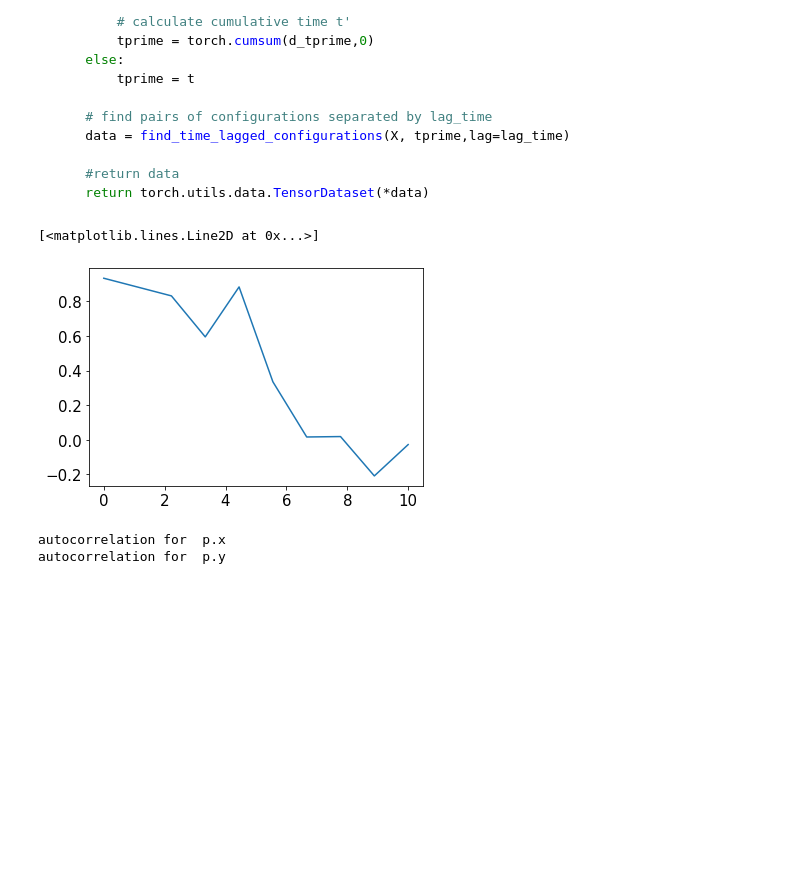
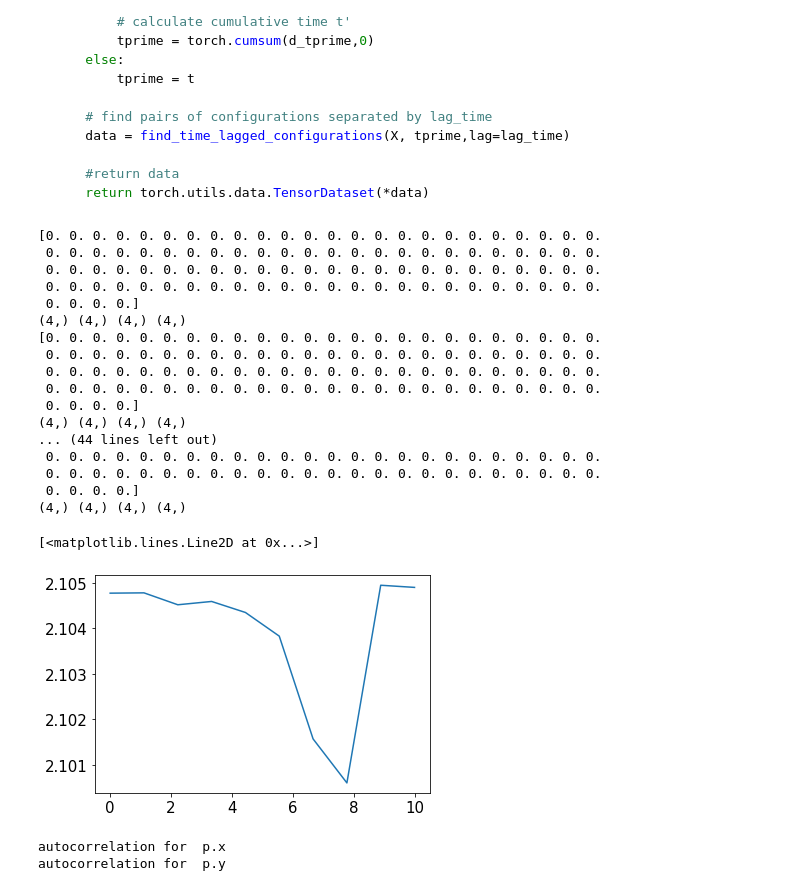
Before and after one commit to nicolopedrani/Hyper-TICA, a Jupyter notebook: Toy_Model/Bias.ipynb, the cells around one changed output. Drawn from its saved outputs; the diff is of its cells as text; code cells hidden in the pictures; blank space fills up the shorter version.

```diff
--- a/Toy_Model/Bias.ipynb
+++ b/Toy_Model/Bias.ipynb
@@ -373,42 +373,58 @@ def create_time_lagged_dataset(X, t = None, lag_time = 10, logweights = None):
 # %%
 #-- My Autocorrelation --#
 def my_autocorrelation(x,lag,weight=None,time=None):
-    #print(time)
-    autocorr = np.empty(0)
+
     N = len(x)
     if weight is None:
         weight = np.ones(N)
+    if time is None:
+        time = np.arange(0,N)
+
     Nw = np.sum(weight)
     mean = np.average(x,weights=weight)
     variance = np.cov(x,aweights=weight)
 
-    #data = create_time_lagged_dataset(x, t = time, lag_time = k, logweights = np.log(weight))
-    #x_t,x_lag,w_t,w_lag = np.array(data[0]),np.array(data[1]),np.array(data[2]),np.array(data[3])
-    #print(x_t.shape,x_lag.shape, w_t.shape,w_lag.shape)
-    #Nw = np.sum(w_lag)
-    #autocorr = np.sum( np.multiply( np.multiply( (x_t-mean), (x_lag-mean) ), w_lag ) ) / (Nw*variance)
+    data = create_time_lagged_dataset(x, t = time, lag_time = lag, logweights = np.log(weight))
+    x_t,x_lag,w_t,w_lag = np.array(data[0]),np.array(data[1]),np.array(data[2]),np.array(data[3])
+    print(x_t.shape,x_lag.shape, w_t.shape,w_lag.shape)
+    autocorr = np.sum( np.multiply( np.multiply( (x_t-mean), (x_lag-mean) ), w_lag ) ) / (Nw*variance)
 
-    autocorr =  np.sum( np.multiply( np.multiply( (x[:(N-lag)]-mean), (x[::lag]-mean) ), weight ) ) / (Nw*variance)
-    #sum = 0
-    #for i in range(N-lag):
-    #    sum += (x[i]-mean)*(x[i+lag]-mean) * weight[i]
-    #autocorr = np.append(autocorr,sum/(Nw*variance))
+    #autocorr =  np.sum( np.multiply( np.multiply( (x[:(N-lag)]-mean), (x[lag:]-mean) ), weight[:(N-lag)] ) ) / (Nw*variance)
 
     return autocorr
 # %%
 last = 100
 x = np.transpose(load_dataframe(folder+"COLVAR").filter(regex="^p.x").to_numpy()[:last])[0]
 time = np.transpose(load_dataframe(folder+"COLVAR").filter(regex="^time").to_numpy()[:last])[0]
 weight= np.exp(np.transpose( load_dataframe(folder+"COLVAR").filter(regex="^opes.bias$").to_numpy()[:last] )[0]/sim_parameters["temp"])
 autocorr = np.empty(0)
+time = None
+weight = None
 for k in range(10):
     res = my_autocorrelation(x,k,weight=weight,time=time)
     autocorr = np.append(autocorr,res)
 
 plt.plot(np.linspace(0,10,10),autocorr)
 # %% [output]
-[<matplotlib.lines.Line2D at 0x...>]
+[0. 0. 0. 0. 0. 0. 0. 0. 0. 0. 0. 0. 0. 0. 0. 0. 0. 0. 0. 0. 0. 0. 0. 0.
+ 0. 0. 0. 0. 0. 0. 0. 0. 0. 0. 0. 0. 0. 0. 0. 0. 0. 0. 0. 0. 0. 0. 0. 0.
+ 0. 0. 0. 0. 0. 0. 0. 0. 0. 0. 0. 0. 0. 0. 0. 0. 0. 0. 0. 0. 0. 0. 0. 0.
+ 0. 0. 0. 0. 0. 0. 0. 0. 0. 0. 0. 0. 0. 0. 0. 0. 0. 0. 0. 0. 0. 0. 0. 0.
+ 0. 0. 0. 0.]
+(4,) (4,) (4,) (4,)
+[0. 0. 0. 0. 0. 0. 0. 0. 0. 0. 0. 0. 0. 0. 0. 0. 0. 0. 0. 0. 0. 0. 0. 0.
+ 0. 0. 0. 0. 0. 0. 0. 0. 0. 0. 0. 0. 0. 0. 0. 0. 0. 0. 0. 0. 0. 0. 0. 0.
+ 0. 0. 0. 0. 0. 0. 0. 0. 0. 0. 0. 0. 0. 0. 0. 0. 0. 0. 0. 0. 0. 0. 0. 0.
+ 0. 0. 0. 0. 0. 0. 0. 0. 0. 0. 0. 0. 0. 0. 0. 0. 0. 0. 0. 0. 0. 0. 0. 0.
+ 0. 0. 0. 0.]
+(4,) (4,) (4,) (4,)
+... (44 lines left out)
+ 0. 0. 0. 0. 0. 0. 0. 0. 0. 0. 0. 0. 0. 0. 0. 0. 0. 0. 0. 0. 0. 0. 0. 0.
+ 0. 0. 0. 0. 0. 0. 0. 0. 0. 0. 0. 0. 0. 0. 0. 0. 0. 0. 0. 0. 0. 0. 0. 0.
+ 0. 0. 0. 0.]
+(4,) (4,) (4,) (4,)
+[<matplotlib.lines.Line2D at 0x...>]
-[figure, old version]
+[figure, new version]
 # %%
 fig,axs = plt.subplots(1,2,figsize=(14,5))#,sharey=True)
 
```
Also changed, not shown: 2 other files.
